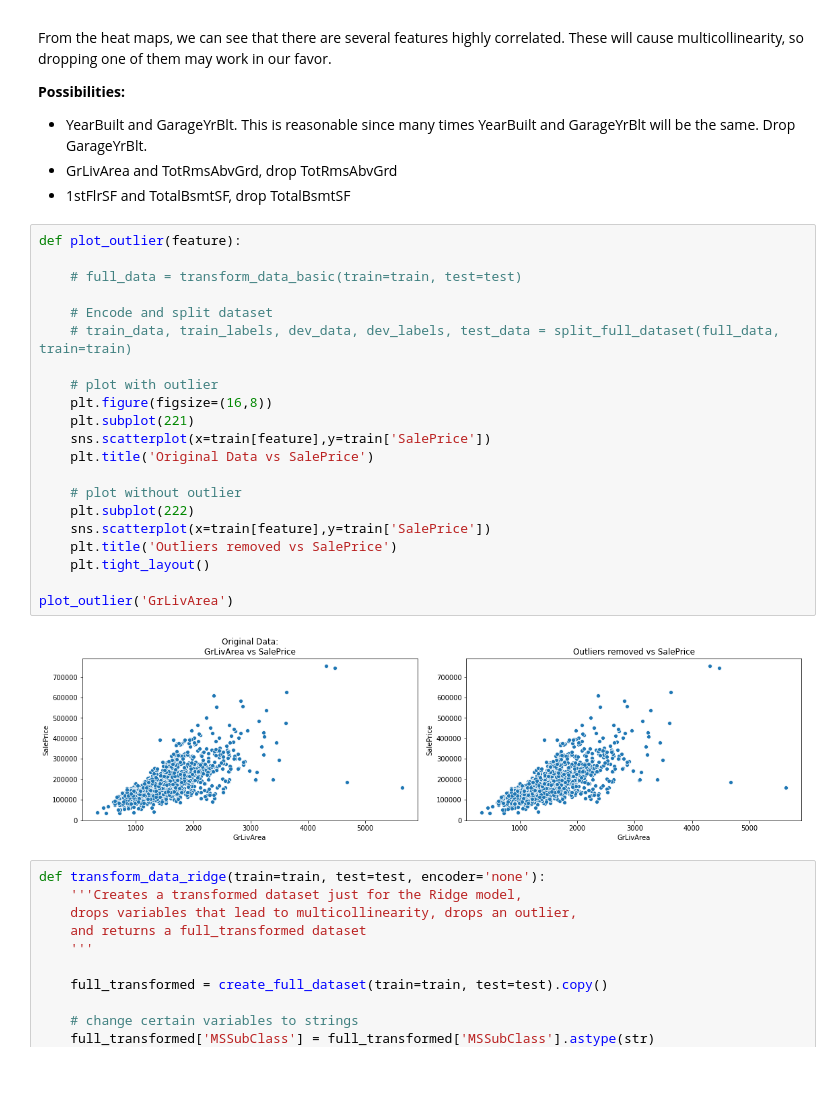
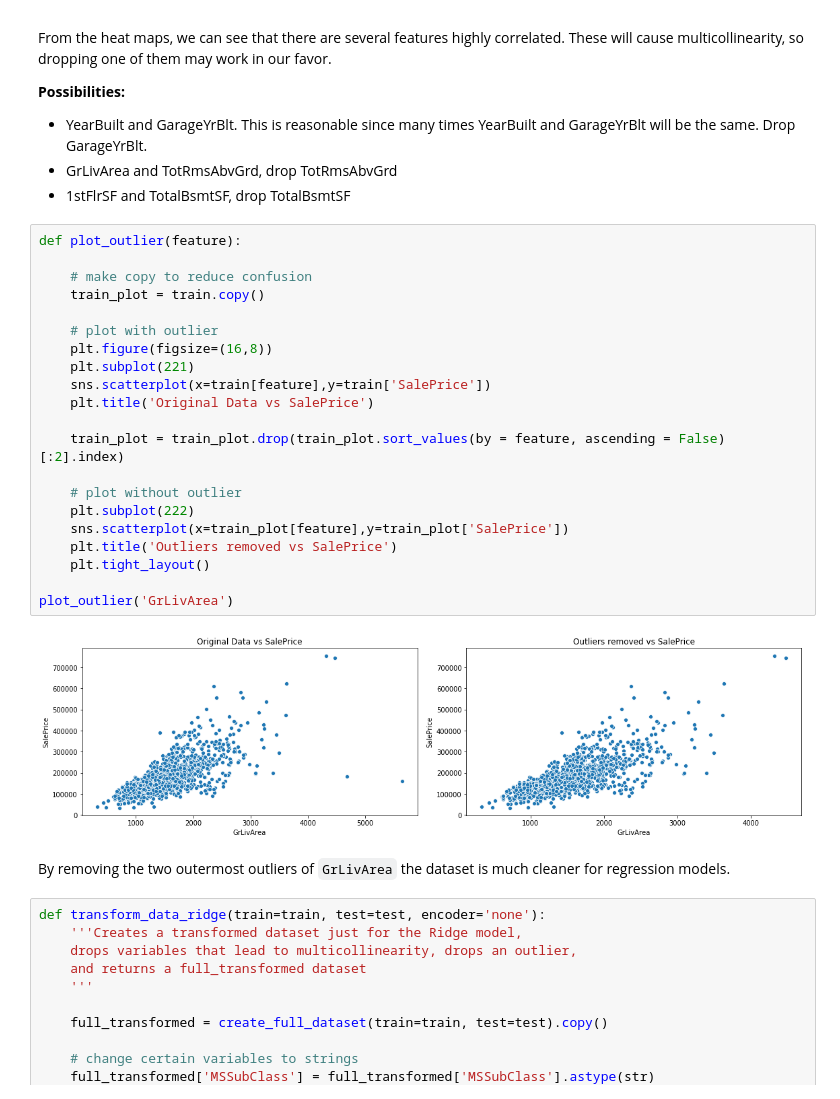
Before and after one commit to rossmaclean27/W207-final-project, a Jupyter notebook: Final-Submission-Fong-MacLean-West.ipynb, the cells around one changed output. Saved outputs shown, nothing was run; the diff lists cells and outputs as text; blank space fills up the shorter version.

```diff
--- a/Final-Submission-Fong-MacLean-West.ipynb
+++ b/Final-Submission-Fong-MacLean-West.ipynb
@@ -642,26 +642,28 @@ From the heat maps, we can see that there are several features highly correlated
 # %%
 def plot_outlier(feature):
 
-    # full_data = transform_data_basic(train=train, test=test)
-
-    # Encode and split dataset
-    # train_data, train_labels, dev_data, dev_labels, test_data = split_full_dataset(full_data, train=train)
+    # make copy to reduce confusion
+    train_plot = train.copy()
 
     # plot with outlier
     plt.figure(figsize=(16,8))
     plt.subplot(221)
     sns.scatterplot(x=train[feature],y=train['SalePrice'])
     plt.title('Original Data vs SalePrice')
 
+    train_plot = train_plot.drop(train_plot.sort_values(by = feature, ascending = False)[:2].index)
+
     # plot without outlier
     plt.subplot(222)
-    sns.scatterplot(x=train[feature],y=train['SalePrice'])
+    sns.scatterplot(x=train_plot[feature],y=train_plot['SalePrice'])
     plt.title('Outliers removed vs SalePrice')
     plt.tight_layout()
 
 plot_outlier('GrLivArea')
 # %% [output]
-[figure, old version]
+[figure, new version]
+# %% [markdown]
+By removing the two outermost outliers of `GrLivArea` the dataset is much cleaner for regression models.
 # %%
 def transform_data_ridge(train=train, test=test, encoder='none'):
     '''Creates a transformed dataset just for the Ridge model,
```
Also changed, not shown: parts of 19 cells of this notebook.
